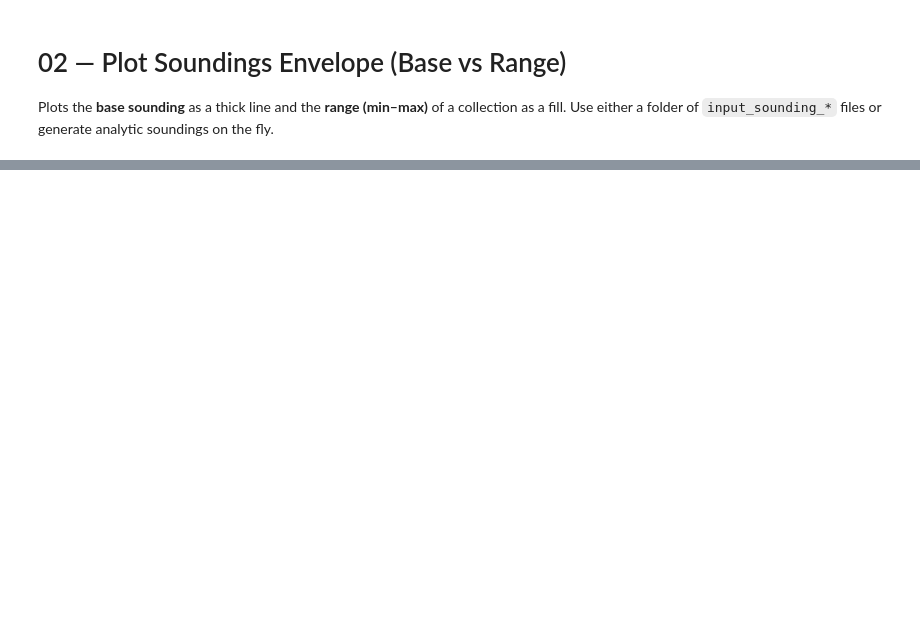
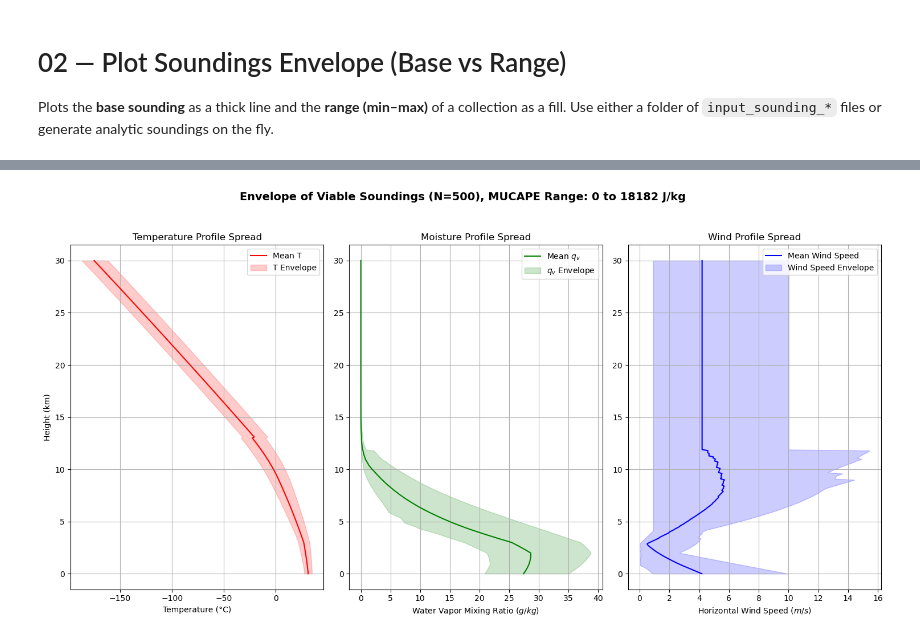
Before and after one commit to jgacituag/Supercell_WRF_Sensitivity, a Jupyter notebook: notebooks/02_plot_soundings_envelope.ipynb, the cells around one changed output, grey strips where cells are left out. Saved outputs shown, nothing was run; the diff lists cells and outputs as text; code cells hidden in the pictures; blank space fills up the shorter version.

```diff
--- a/notebooks/02_plot_soundings_envelope.ipynb
+++ b/notebooks/02_plot_soundings_envelope.ipynb
@@ -23,3 +146,46 @@ N_ANALYTIC = 256   # when MODE='analytic'
+# %%
+# --- PLOT ENVELOPE ---
+fig, axes = plt.subplots(1, 3, figsize=(15, 8))
+height_km = all_heights / 1000.0
+
+# 1. Temperature Profile Envelope
+ax0 = axes[0]
+ax0.plot(t_mean_c, height_km, 'r-', label='Mean T')
+ax0.fill_betweenx(height_km, t_min_c, t_max_c, color='r', alpha=0.2, label='T Envelope')
+ax0.set_xlabel('Temperature (°C)')
+ax0.set_ylabel('Height (km)')
+ax0.set_title('Temperature Profile Spread')
+ax0.grid(True)
+ax0.legend()
+
+# 2. Moisture Profile Envelope (Mixing Ratio)
+ax1 = axes[1]
+ax1.plot(qv_mean, height_km, 'g-', label='Mean $q_v$')
+ax1.fill_betweenx(height_km, qv_min, qv_max, color='g', alpha=0.2, label='$q_v$ Envelope')
+ax1.set_xlabel('Water Vapor Mixing Ratio ($g/kg$)')
+ax1.set_title('Moisture Profile Spread')
+ax1.grid(True)
+ax1.legend()
+
+# 3. Wind Speed (Magnitude) Envelope - Shear Profile
+# Calculate wind speed magnitude for min/max lines
+wind_speed_mag = np.sqrt(all_u**2 + all_v**2)
+ws_min, ws_max, ws_mean = wind_speed_mag.min(axis=0), wind_speed_mag.max(axis=0), wind_speed_mag.mean(axis=0)
+
+ax2 = axes[2]
+ax2.plot(ws_mean, height_km, 'b-', label='Mean Wind Speed')
+ax2.fill_betweenx(height_km, ws_min, ws_max, color='b', alpha=0.2, label='Wind Speed Envelope')
+ax2.set_xlabel('Horizontal Wind Speed ($m/s$)')
+ax2.set_title('Wind Profile Spread')
+ax2.grid(True)
+ax2.legend()
+
+fig.suptitle(f'Envelope of Viable Soundings (N={len(viable_indices)}), MUCAPE Range: {np.min(viable_mucape):.0f} to {np.max(viable_mucape):.0f} J/kg',
+             fontsize=14, fontweight='bold')
+plt.tight_layout(rect=[0, 0.03, 1, 0.95])
+plt.show()
+# %% [output]
+[figure, added]
 # %%
 def read_input_sounding(path):
     arr = np.loadtxt(path, comments='#', skiprows=1)
```
Also changed, not shown: parts of 11 cells of this notebook, 17 other files.
